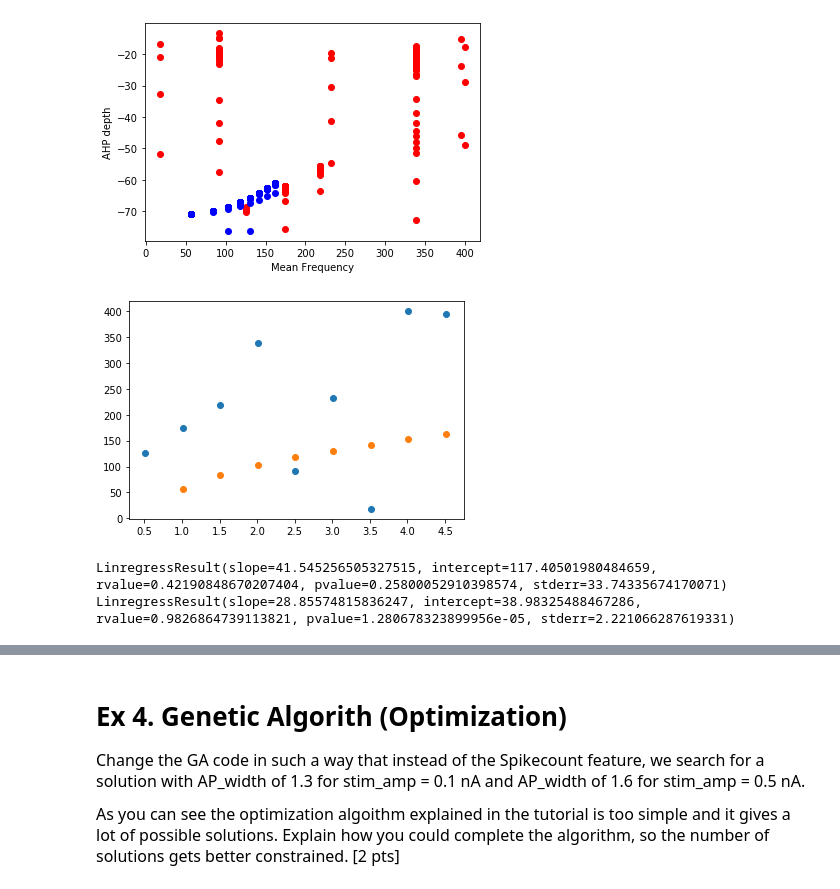
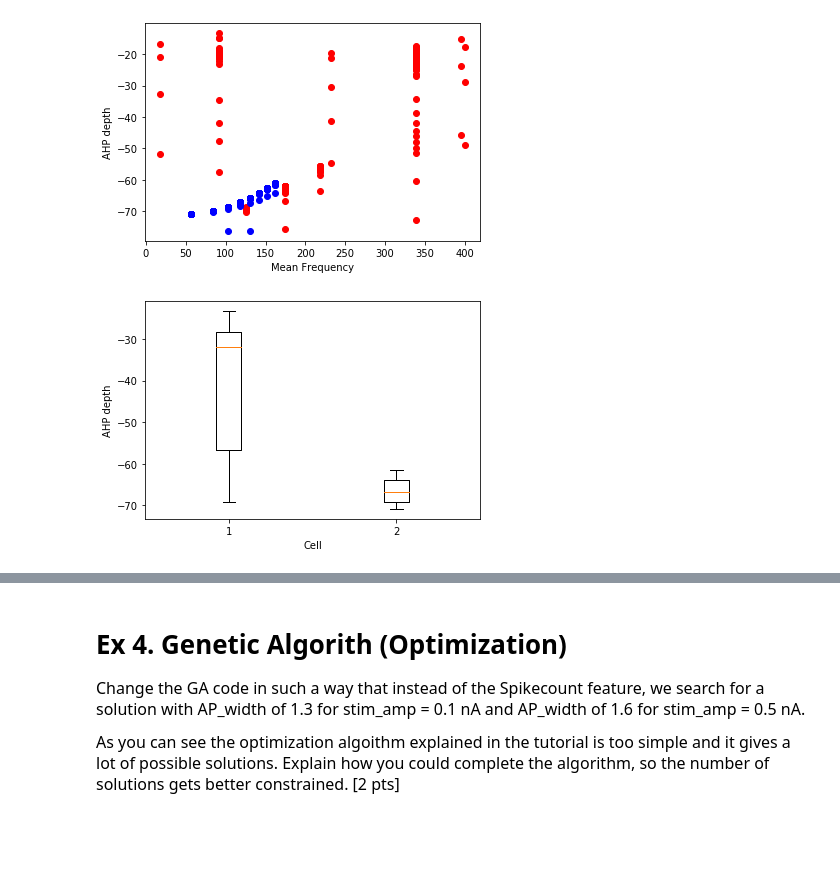
Before and after one commit to jjt20/InSilicoClass, a Jupyter notebook: my_notebooks/Week5/Week5_HomeWork.ipynb, the cells around one changed output, grey strips where cells are left out. Cells and saved outputs as stored; diff of their text form; code cells hidden in the pictures; blank space fills up the shorter version.

```diff
--- a/my_notebooks/Week5/Week5_HomeWork.ipynb
+++ b/my_notebooks/Week5/Week5_HomeWork.ipynb
@@ -549,17 +550,11 @@ Feature [min_AHP_values] is missing
   RuntimeWarning)
 Text(0, 0.5, 'AHP depth')
 [figure]
-# %%
-from scipy.stats import linregress
-
-plt.figure()
-plt.scatter(np.arange(0.01,5,.5),mean_freq1)
-plt.scatter(np.arange(0.01,5,.5),mean_freq2)
-plt.show()
-
-print(linregress(np.arange(0.01,5,.5)[np.where(~np.isnan(mean_freq1))],mean_freq1[np.where(~np.isnan(mean_freq1))]))
-print(linregress(np.arange(0.01,5,.5)[np.where(~np.isnan(mean_freq2))],mean_freq2[np.where(~np.isnan(mean_freq2))]))
-# %% [output]
-[figure, removed]
-LinregressResult(slope=41.545256505327515, intercept=117.40501980484659, rvalue=0.42190848670207404, pvalue=0.25800052910398574, stderr=33.74335674170071)
-LinregressResult(slope=28.85574815836247, intercept=38.98325488467286, rvalue=0.9826864739113821, pvalue=1.280678323899956e-05, stderr=2.221066287619331)
+# %%
+plt.figure()
+plt.boxplot([AHP1[np.where(~np.isnan(AHP1))],AHP2[np.where(~np.isnan(AHP2))]])
+plt.xlabel('Cell')
+plt.ylabel('AHP depth')
+plt.show()
+# %% [output]
+[figure, added]
```
Also changed, not shown: parts of 9 cells of this notebook, 1 other file.
